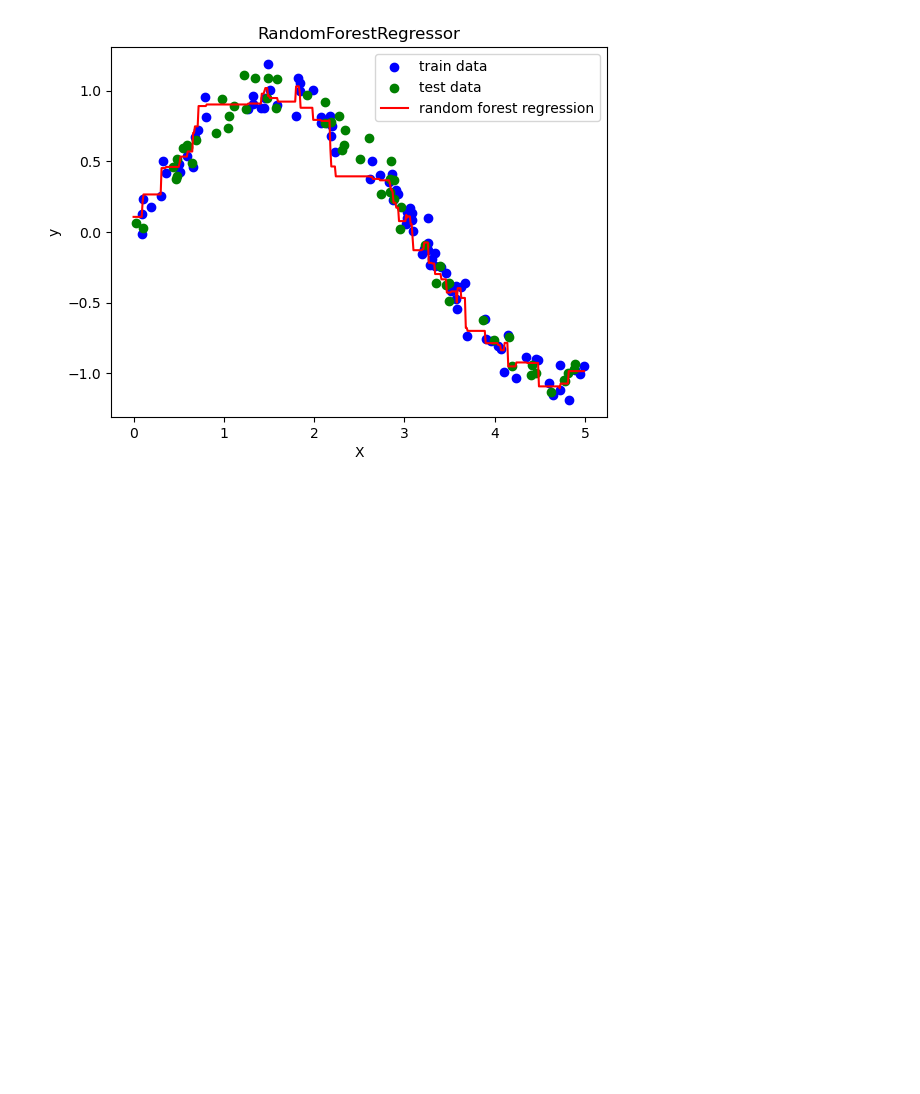
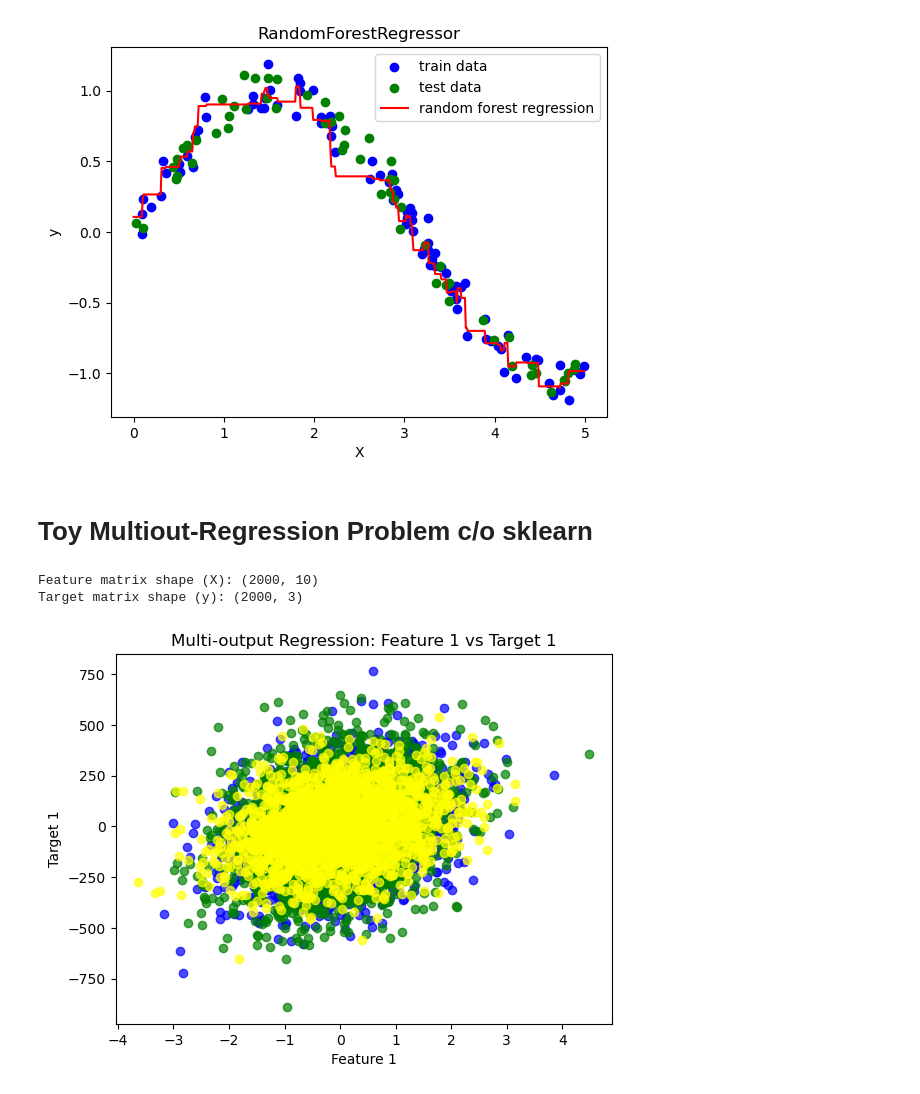
Before and after one commit to rrmina/HeavyGBM, a Jupyter notebook: demo_RandomForest.ipynb, the cells around one changed output. Saved outputs shown, nothing was run; the diff lists cells and outputs as text; code cells hidden in the pictures; blank space fills up the shorter version.

```diff
--- a/demo_RandomForest.ipynb
+++ b/demo_RandomForest.ipynb
@@ -207,3 +210,34 @@ plt.legend()
 plt.show()
 # %% [output]
 [figure]
+# %% [markdown]
+# Toy Multiout-Regression Problem c/o sklearn
+# %%
+from sklearn.datasets import make_regression
+import matplotlib.pyplot as plt
+
+# Generate synthetic multi-output regression data
+X, y = make_regression(
+    n_samples=2000,      # Number of samples
+    n_features=10,       # Number of input features
+    n_informative=10,    # Number of informative features
+    n_targets=3,        # Number of target variables (multi-output)
+    noise=0.1,          # Add some noise
+    random_state=42     # Reproducibility
+)
+
+print("Feature matrix shape (X):", X.shape)
+print("Target matrix shape (y):", y.shape)
+
+# Visualize one target dimension against a feature (optional)
+plt.scatter(X[:, 0], y[:, 0], alpha=0.7, color='blue')
+plt.scatter(X[:, 1], y[:, 1], alpha=0.7, color='green')
+plt.scatter(X[:, 2], y[:, 2], alpha=0.7, color='yellow')
+plt.xlabel("Feature 1")
+plt.ylabel("Target 1")
+plt.title("Multi-output Regression: Feature 1 vs Target 1")
+plt.show()
+# %% [output]
+Feature matrix shape (X): (2000, 10)
+Target matrix shape (y): (2000, 3)
+[figure, added]
```
Also changed, not shown: parts of 12 cells of this notebook, 3 other files.
